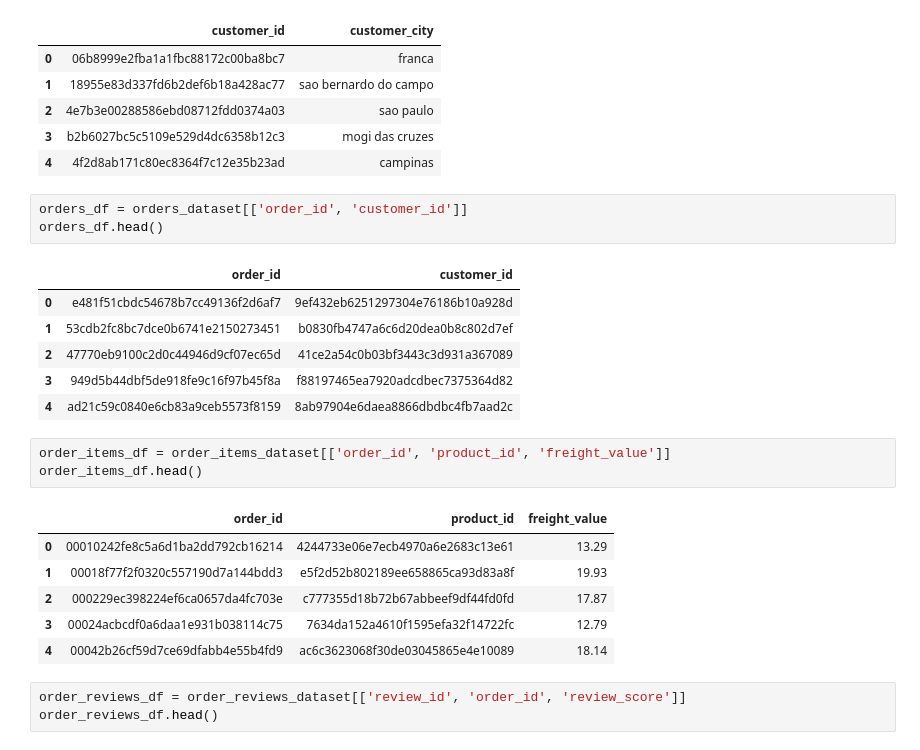
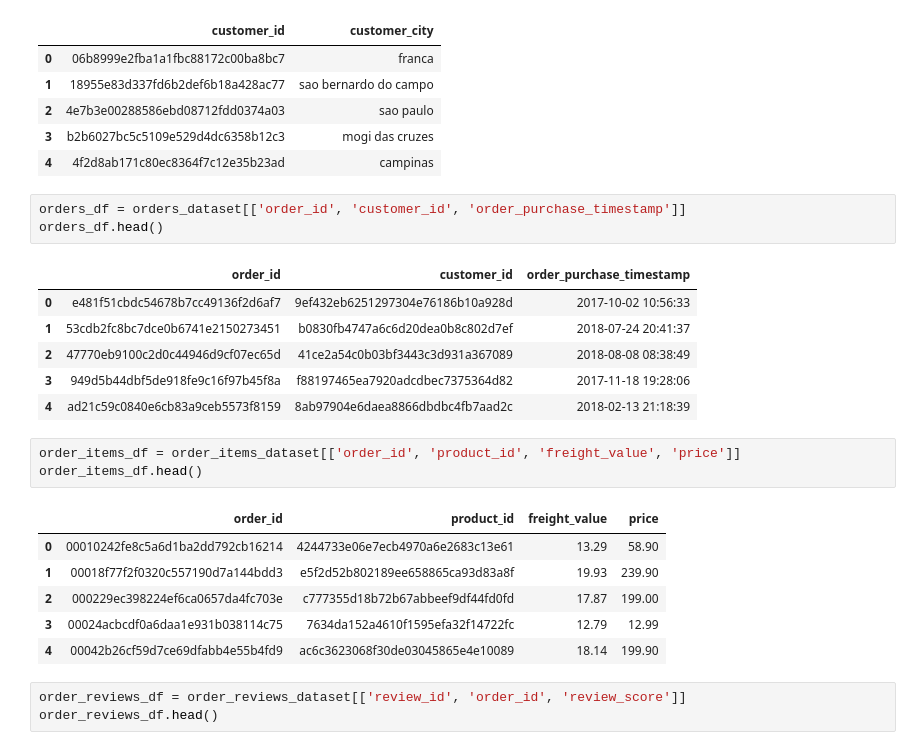
Before and after one commit to bayuik/analysis_data_e_commerce, a Jupyter notebook: e-commerce_analysis.ipynb, the cells around one changed output. Cells and saved outputs as stored; diff of their text form.

```diff
--- a/e-commerce_analysis.ipynb
+++ b/e-commerce_analysis.ipynb
@@ -189,25 +189,25 @@ customer_df.head()
 | 3 | b2b6027bc5c5109e529d4dc6358b12c3 | mogi das cruzes |
 | 4 | 4f2d8ab171c80ec8364f7c12e35b23ad | campinas |
 # %%
-orders_df = orders_dataset[['order_id', 'customer_id']]
+orders_df = orders_dataset[['order_id', 'customer_id', 'order_purchase_timestamp']]
 orders_df.head()
 # %% [output]
-|  | order_id | customer_id |
-| 0 | e481f51cbdc54678b7cc49136f2d6af7 | 9ef432eb6251297304e76186b10a928d |
-| 1 | 53cdb2fc8bc7dce0b6741e2150273451 | b0830fb4747a6c6d20dea0b8c802d7ef |
-| 2 | 47770eb9100c2d0c44946d9cf07ec65d | 41ce2a54c0b03bf3443c3d931a367089 |
-| 3 | 949d5b44dbf5de918fe9c16f97b45f8a | f88197465ea7920adcdbec7375364d82 |
-| 4 | ad21c59c0840e6cb83a9ceb5573f8159 | 8ab97904e6daea8866dbdbc4fb7aad2c |
+|  | order_id | customer_id | order_purchase_timestamp |
+| 0 | e481f51cbdc54678b7cc49136f2d6af7 | 9ef432eb6251297304e76186b10a928d | 2017-10-02 10:56:33 |
+| 1 | 53cdb2fc8bc7dce0b6741e2150273451 | b0830fb4747a6c6d20dea0b8c802d7ef | 2018-07-24 20:41:37 |
+| 2 | 47770eb9100c2d0c44946d9cf07ec65d | 41ce2a54c0b03bf3443c3d931a367089 | 2018-08-08 08:38:49 |
+| 3 | 949d5b44dbf5de918fe9c16f97b45f8a | f88197465ea7920adcdbec7375364d82 | 2017-11-18 19:28:06 |
+| 4 | ad21c59c0840e6cb83a9ceb5573f8159 | 8ab97904e6daea8866dbdbc4fb7aad2c | 2018-02-13 21:18:39 |
 # %%
-order_items_df = order_items_dataset[['order_id', 'product_id', 'freight_value']]
+order_items_df = order_items_dataset[['order_id', 'product_id', 'freight_value', 'price']]
 order_items_df.head()
 # %% [output]
-|  | order_id | product_id | freight_value |
-| 0 | 00010242fe8c5a6d1ba2dd792cb16214 | 4244733e06e7ecb4970a6e2683c13e61 | 13.29 |
-| 1 | 00018f77f2f0320c557190d7a144bdd3 | e5f2d52b802189ee658865ca93d83a8f | 19.93 |
-| 2 | 000229ec398224ef6ca0657da4fc703e | c777355d18b72b67abbeef9df44fd0fd | 17.87 |
-| 3 | 00024acbcdf0a6daa1e931b038114c75 | 7634da152a4610f1595efa32f14722fc | 12.79 |
-| 4 | 00042b26cf59d7ce69dfabb4e55b4fd9 | ac6c3623068f30de03045865e4e10089 | 18.14 |
+|  | order_id | product_id | freight_value | price |
+| 0 | 00010242fe8c5a6d1ba2dd792cb16214 | 4244733e06e7ecb4970a6e2683c13e61 | 13.29 | 58.90 |
+| 1 | 00018f77f2f0320c557190d7a144bdd3 | e5f2d52b802189ee658865ca93d83a8f | 19.93 | 239.90 |
+| 2 | 000229ec398224ef6ca0657da4fc703e | c777355d18b72b67abbeef9df44fd0fd | 17.87 | 199.00 |
+| 3 | 00024acbcdf0a6daa1e931b038114c75 | 7634da152a4610f1595efa32f14722fc | 12.79 | 12.99 |
+| 4 | 00042b26cf59d7ce69dfabb4e55b4fd9 | ac6c3623068f30de03045865e4e10089 | 18.14 | 199.90 |
 # %%
 order_reviews_df = order_reviews_dataset[['review_id', 'order_id', 'review_score']]
 order_reviews_df.head()
```
Also changed, not shown: parts of 7 cells of this notebook, 6 other files.
